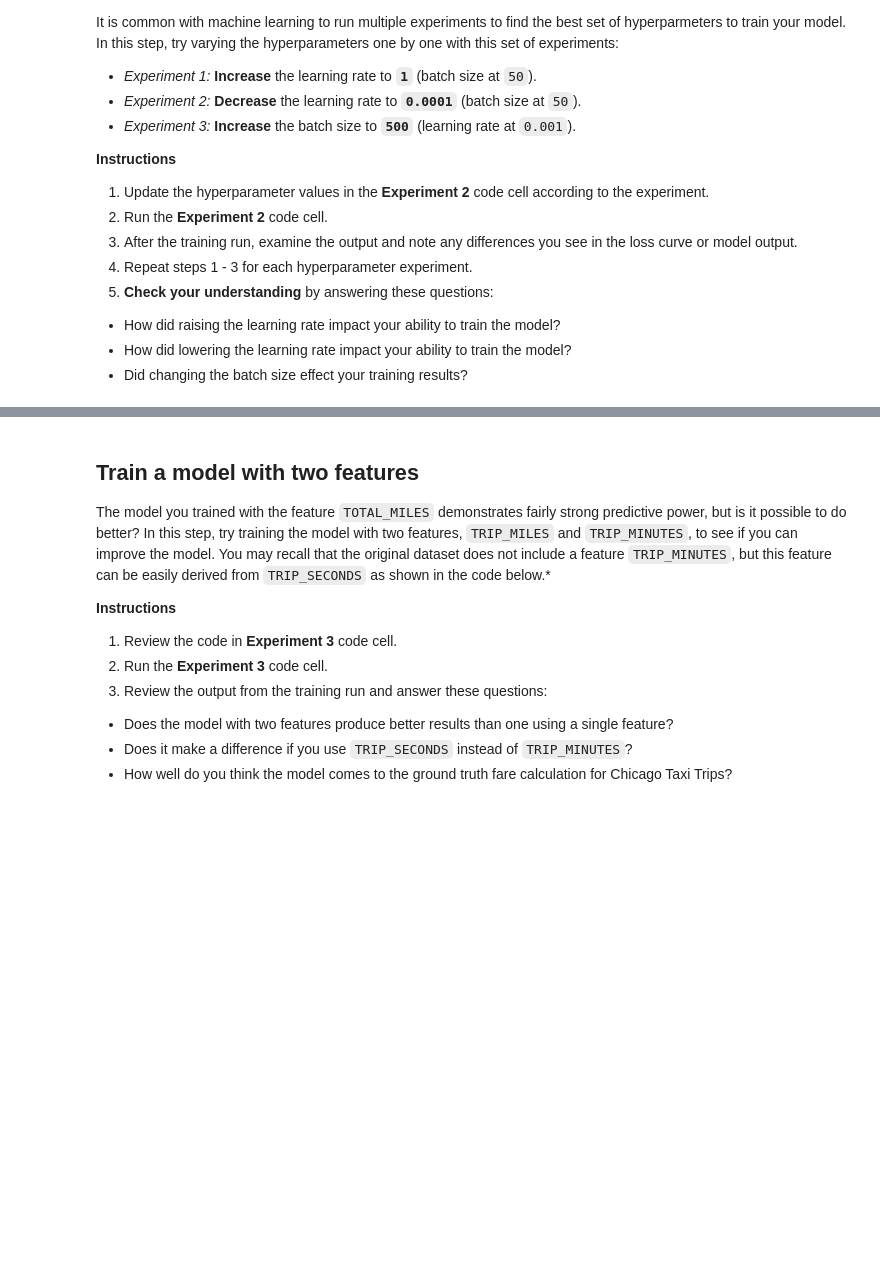
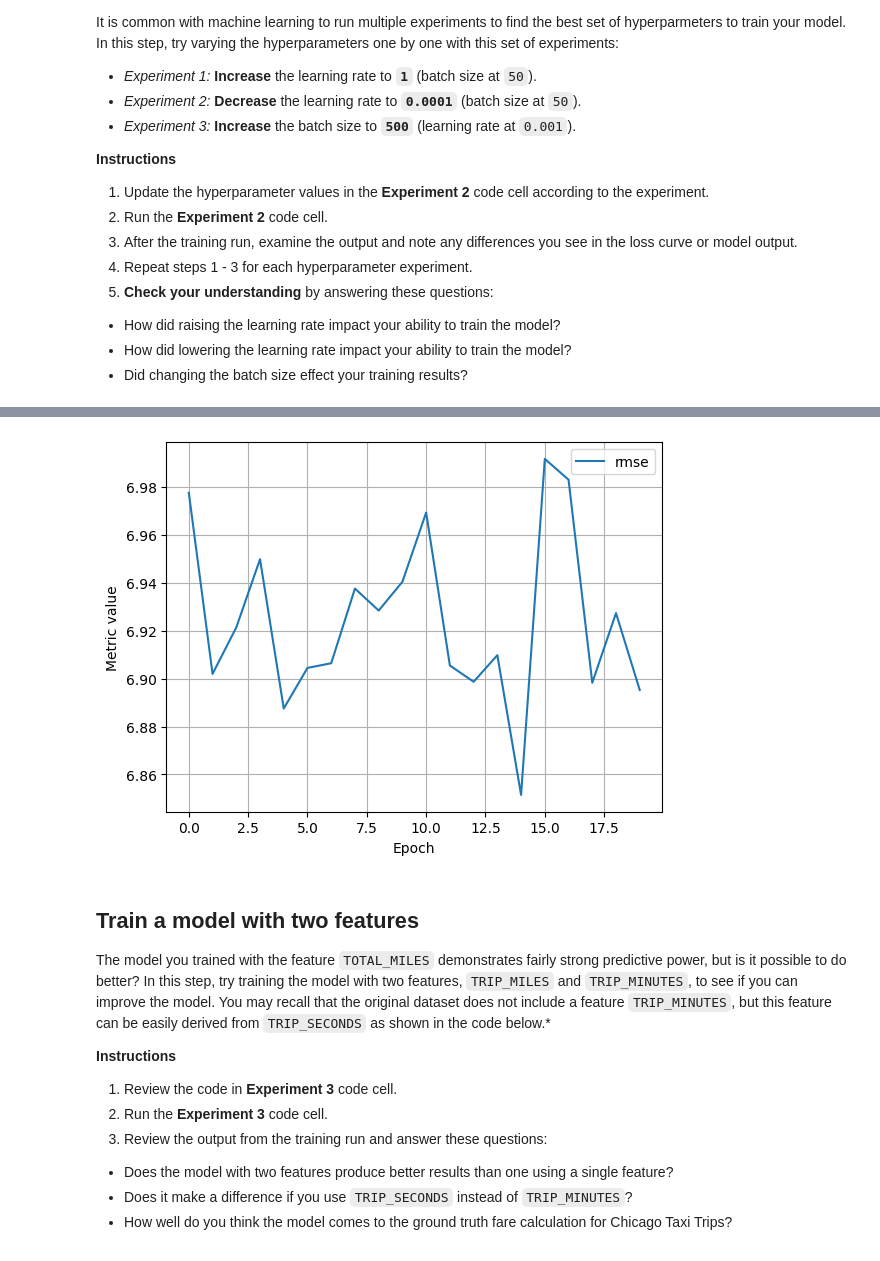
Before and after one commit to Goldenhub/Goldenhub, a Jupyter notebook: ml/cc/exercises/linear_regression_taxi.ipynb, the cells around one changed output, grey strips where cells are left out. Drawn from its saved outputs; the diff is of its cells as text; code cells hidden in the pictures; blank space fills up the shorter version.

Commit message:
increasing the learning rate

```diff
--- a/ml/cc/exercises/linear_regression_taxi.ipynb
+++ b/ml/cc/exercises/linear_regression_taxi.ipynb
@@ -467,7 +502,7 @@ It is common with machine learning to run multiple experiments to find the best
 # The following variables are the hyperparameters.
 # TODO - Adjust these hyperparameters to see how they impact a training run.
 settings_2 = ml_edu.experiment.ExperimentSettings(
-    learning_rate = 0.001,
+    learning_rate = 1.0,
     number_epochs = 20,
     batch_size = 50,
     input_features = ['TRIP_MILES']
@@ -481,3 +516,4 @@ experiment_2 = train_model('one_feature_hyper', model_2, training_df, 'FARE', se
 
 ml_edu.results.plot_experiment_metrics(experiment_2, ['rmse'])
 ml_edu.results.plot_model_predictions(experiment_2, training_df, 'FARE')
+# %% [output]
@@ -484,3 +538,4 @@ ml_edu.results.plot_model_predictions(experiment_2, training_df, 'FARE')
+[figure, added]
 # %%
 #@title Double-click to view answers for hyperparameter experiments
 
```
Also changed, not shown: parts of 6 cells of this notebook.
